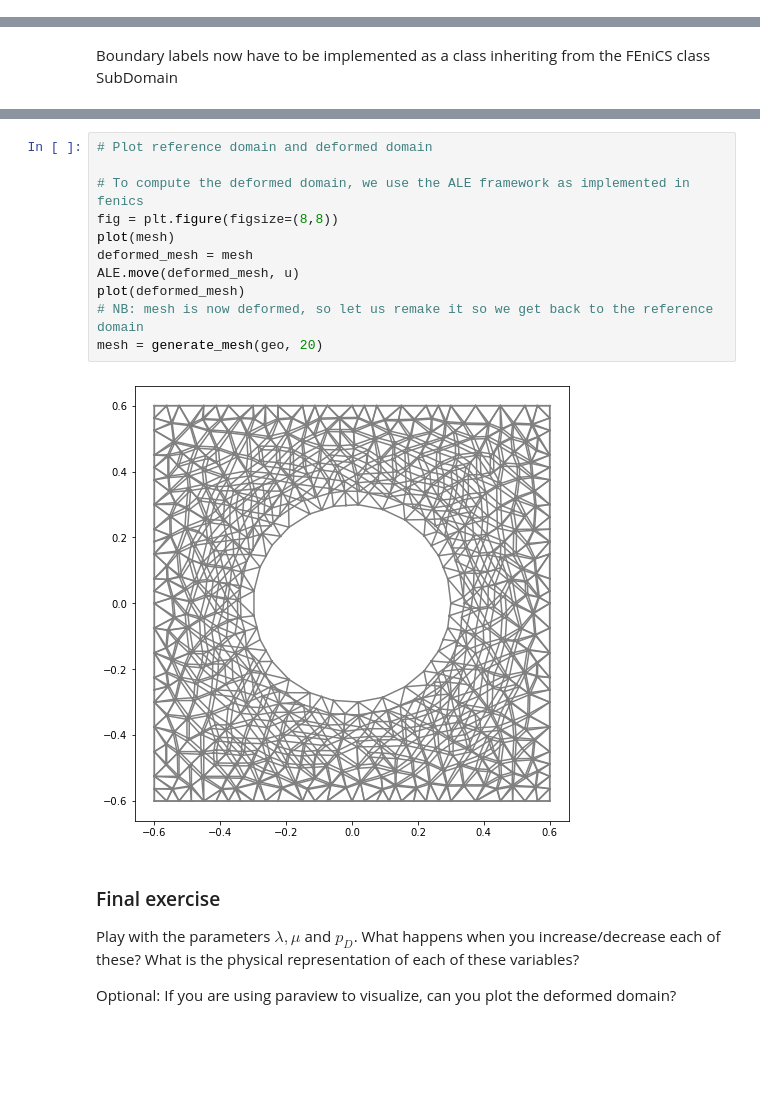
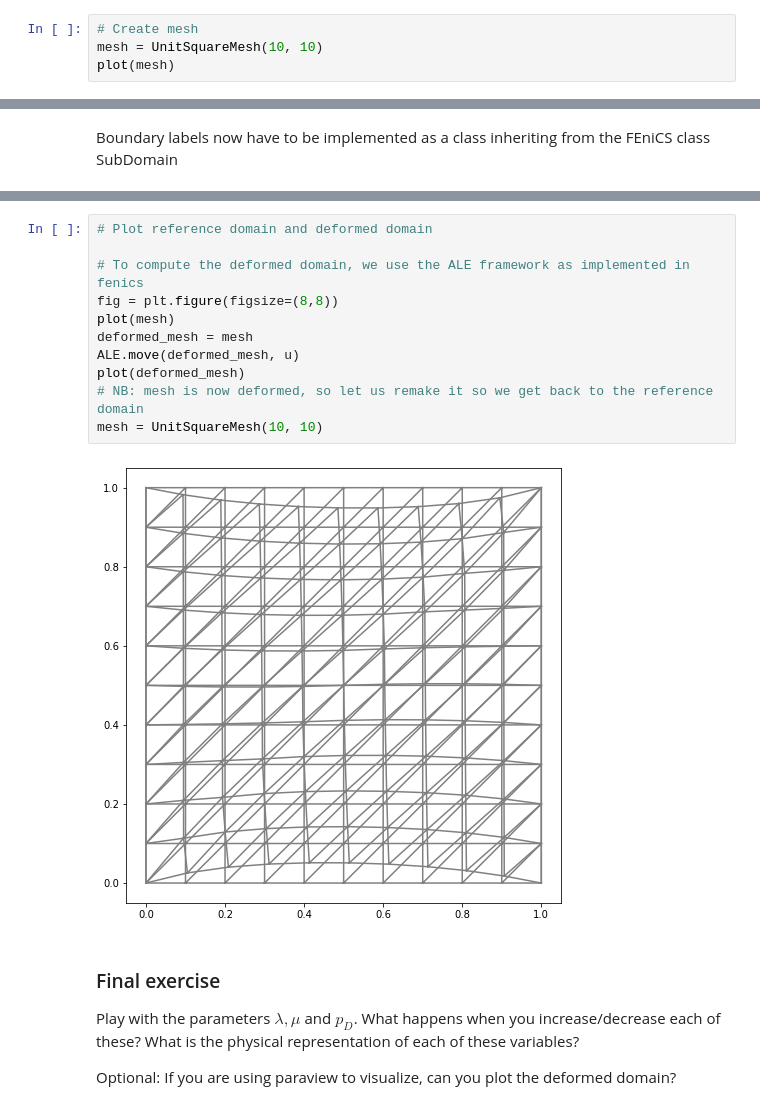
Before and after one commit to Simula-SSCP/SSCP_2024_lectures, a Jupyter notebook: L15 (FEniCS Mechanics)/L13.ipynb, the cells around one changed output, grey strips where cells are left out. Cells and saved outputs as stored; diff of their text form; blank space fills up the shorter version.

```diff
--- a/L15 (FEniCS Mechanics)/L13.ipynb
+++ b/L15 (FEniCS Mechanics)/L13.ipynb
@@ -419,0 +452,4 @@ NameError: name 'Circle' is not defined
+# %%
+# Create mesh
+mesh = UnitSquareMesh(10, 10)
+plot(mesh)
@@ -510,16 +555,16 @@ Text(0.5, 1.0, 'von Mises stress')
 # %%
 # Plot reference domain and deformed domain
 
 # To compute the deformed domain, we use the ALE framework as implemented in fenics
 fig = plt.figure(figsize=(8,8))
 plot(mesh)
 deformed_mesh = mesh
 ALE.move(deformed_mesh, u)
 plot(deformed_mesh)
 # NB: mesh is now deformed, so let us remake it so we get back to the reference domain
-mesh = generate_mesh(geo, 20)
+mesh = UnitSquareMesh(10, 10)
 # %% [output]
-[figure, old version]
+[figure, new version]
 # %% [markdown]
 ### Final exercise
 
```
Also changed, not shown: parts of 32 cells of this notebook, 6 other files.
